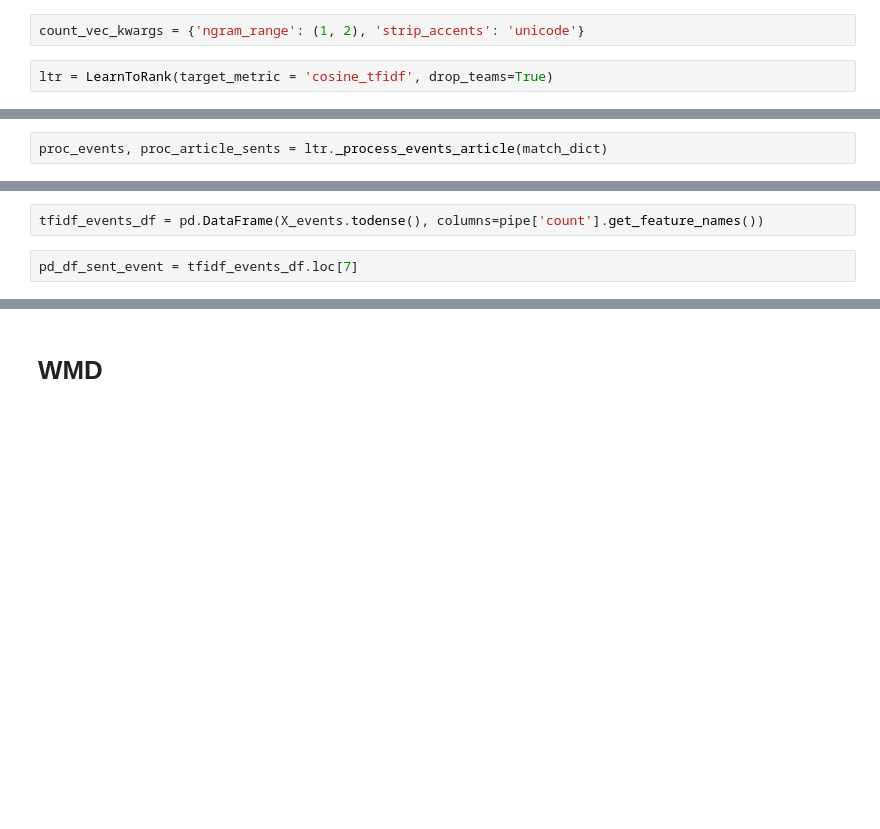
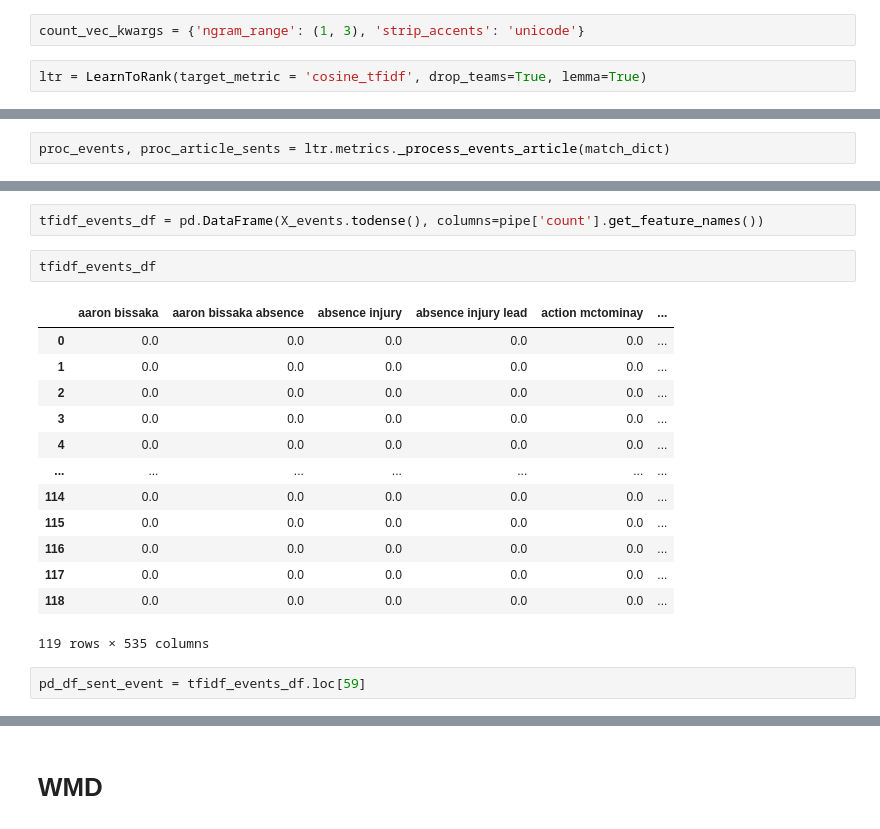
Before and after one commit to gscharly/master_ds_tfm, a Jupyter notebook: analysis/summary/ltr/metrics_target.ipynb, the cells around one changed output, grey strips where cells are left out. Drawn from its saved outputs; the diff is of its cells as text; blank space fills up the shorter version.

```diff
--- a/analysis/summary/ltr/metrics_target.ipynb
+++ b/analysis/summary/ltr/metrics_target.ipynb
@@ -92,7 +223,7 @@ Nearest article sentence: Manchester United and Arsenal played out a grim stalem
 # %%
-count_vec_kwargs = {'ngram_range': (1, 2), 'strip_accents': 'unicode'}
+count_vec_kwargs = {'ngram_range': (1, 3), 'strip_accents': 'unicode'}
 # %%
-ltr = LearnToRank(target_metric = 'cosine_tfidf', drop_teams=True)
+ltr = LearnToRank(target_metric = 'cosine_tfidf', drop_teams=True, lemma=True)
 # %% [output]
 Setting target metric to cosine_tfidf
 # %%
@@ -143,7 +274,7 @@ from sklearn.metrics.pairwise import cosine_similarity
 from sklearn.pipeline import Pipeline
 import pandas as pd
 # %%
-proc_events, proc_article_sents = ltr._process_events_article(match_dict)
+proc_events, proc_article_sents = ltr.metrics._process_events_article(match_dict)
 # %%
 proc_events
 # %% [output]
@@ -257,8 +372,24 @@ proc_events[7]
 X_events = pipe.transform(proc_events)
 # %%
 tfidf_events_df = pd.DataFrame(X_events.todense(), columns=pipe['count'].get_feature_names())
+# %%
+tfidf_events_df
+# %% [output]
+|  | aaron bissaka | aaron bissaka absence | absence injury | absence injury lead | action mctominay | ... |
+| 0 | 0.0 | 0.0 | 0.0 | 0.0 | 0.0 | ... |
+| 1 | 0.0 | 0.0 | 0.0 | 0.0 | 0.0 | ... |
+| 2 | 0.0 | 0.0 | 0.0 | 0.0 | 0.0 | ... |
+| 3 | 0.0 | 0.0 | 0.0 | 0.0 | 0.0 | ... |
+| 4 | 0.0 | 0.0 | 0.0 | 0.0 | 0.0 | ... |
+| ... | ... | ... | ... | ... | ... | ... |
+| 114 | 0.0 | 0.0 | 0.0 | 0.0 | 0.0 | ... |
+| 115 | 0.0 | 0.0 | 0.0 | 0.0 | 0.0 | ... |
+| 116 | 0.0 | 0.0 | 0.0 | 0.0 | 0.0 | ... |
+| 117 | 0.0 | 0.0 | 0.0 | 0.0 | 0.0 | ... |
+| 118 | 0.0 | 0.0 | 0.0 | 0.0 | 0.0 | ... |
+119 rows × 535 columns
 # %%
-pd_df_sent_event = tfidf_events_df.loc[7]
+pd_df_sent_event = tfidf_events_df.loc[59]
 # %%
 pd_df_sent_event[pd_df_sent_event>0].sort_values(ascending=False)
 # %% [output]
```
Also changed, not shown: parts of 75 cells of this notebook, 8 other files.
